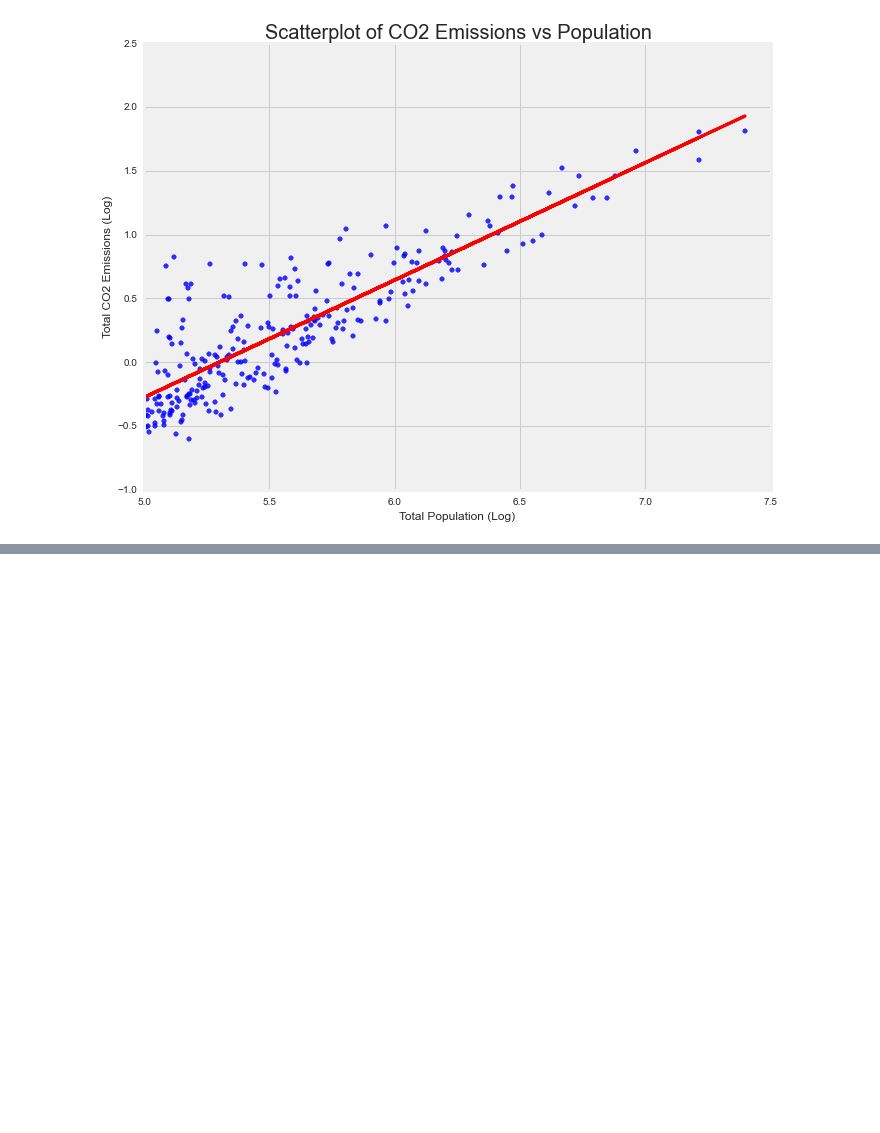
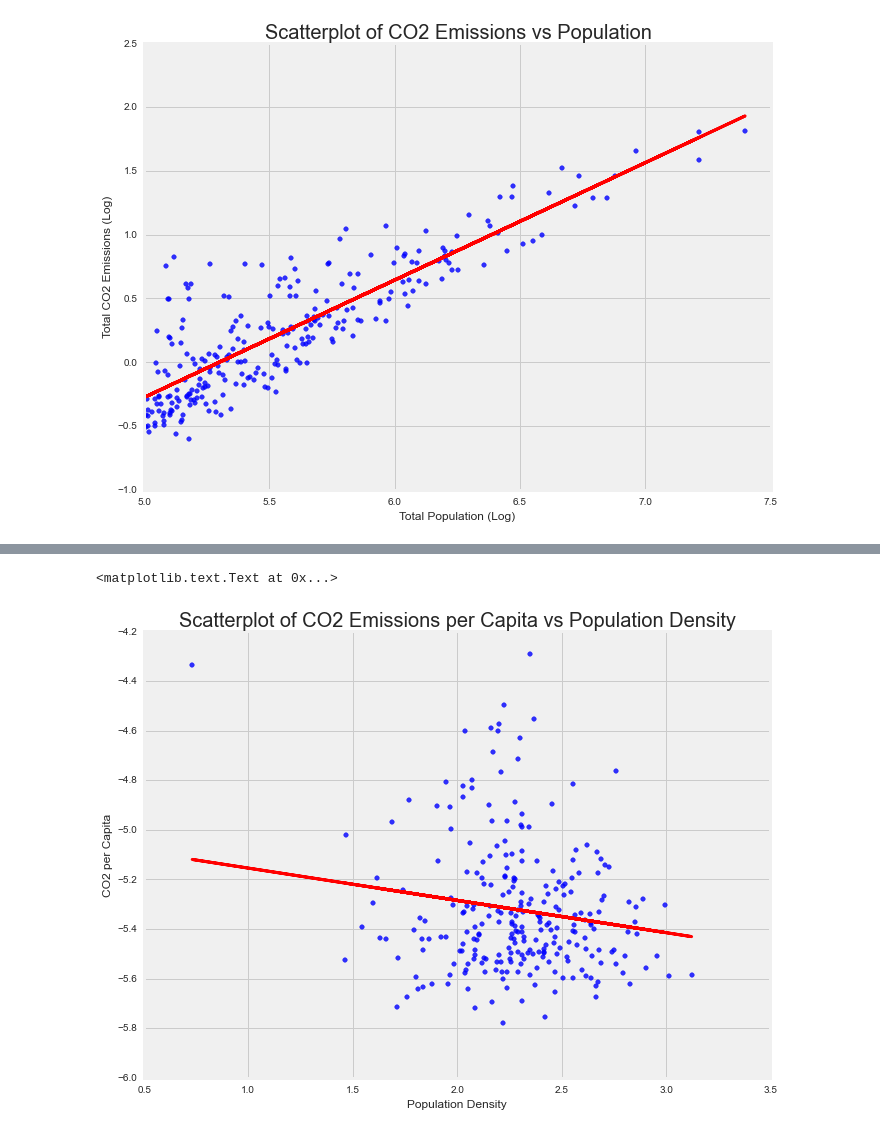
Before and after one commit to livenlulu/PUI2015_lkang, a Jupyter notebook: Civics/lkang_probset2.ipynb, the cells around one changed output, grey strips where cells are left out. Cells and saved outputs as stored; diff of their text form; code cells hidden in the pictures; blank space fills up the shorter version.

```diff
--- a/Civics/lkang_probset2.ipynb
+++ b/Civics/lkang_probset2.ipynb
@@ -321,0 +408,11 @@ KeyError: 'Total'
+# %%
+x5 = np.log10(data['popden'])
+y5 = np.log10(data['co2percap'])
+
+#print x, y
+X5 = sm.add_constant(x5)
+#print X
+model5 = sm.OLS(y5, X5, missing='drop')#.fit() # ignores entires where x or y is NaN
+fit5 = model5.fit()
+fit5.params[1], fit5.params[0]
+fit5.summary()
@@ -321,0 +437,10 @@ KeyError: 'Total'
+# %%
+pl.figure(figsize=(10,8))
+pl.scatter(x5, y5, color='b', alpha=.8, s=20)
+pl.plot(x5, fit5.predict(), color = 'r', linewidth=3)
+pl.title('Scatterplot of CO2 Emissions per Capita vs Population Density', fontsize=20)
+pl.xlabel('Population Density')
+pl.ylabel('CO2 per Capita')
+# %% [output]
+<matplotlib.text.Text at 0x...>
+[figure, added]
```
Also changed, not shown: parts of 8 cells of this notebook.
